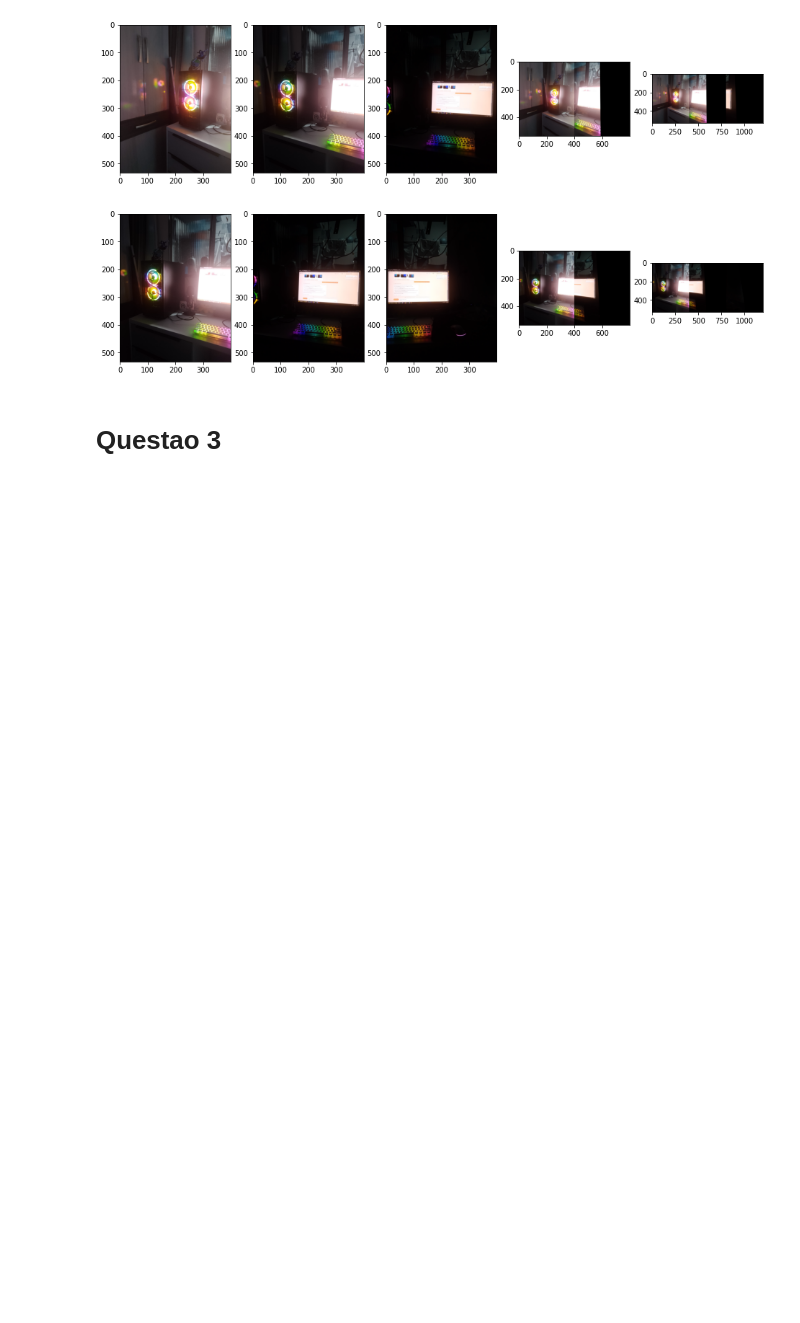
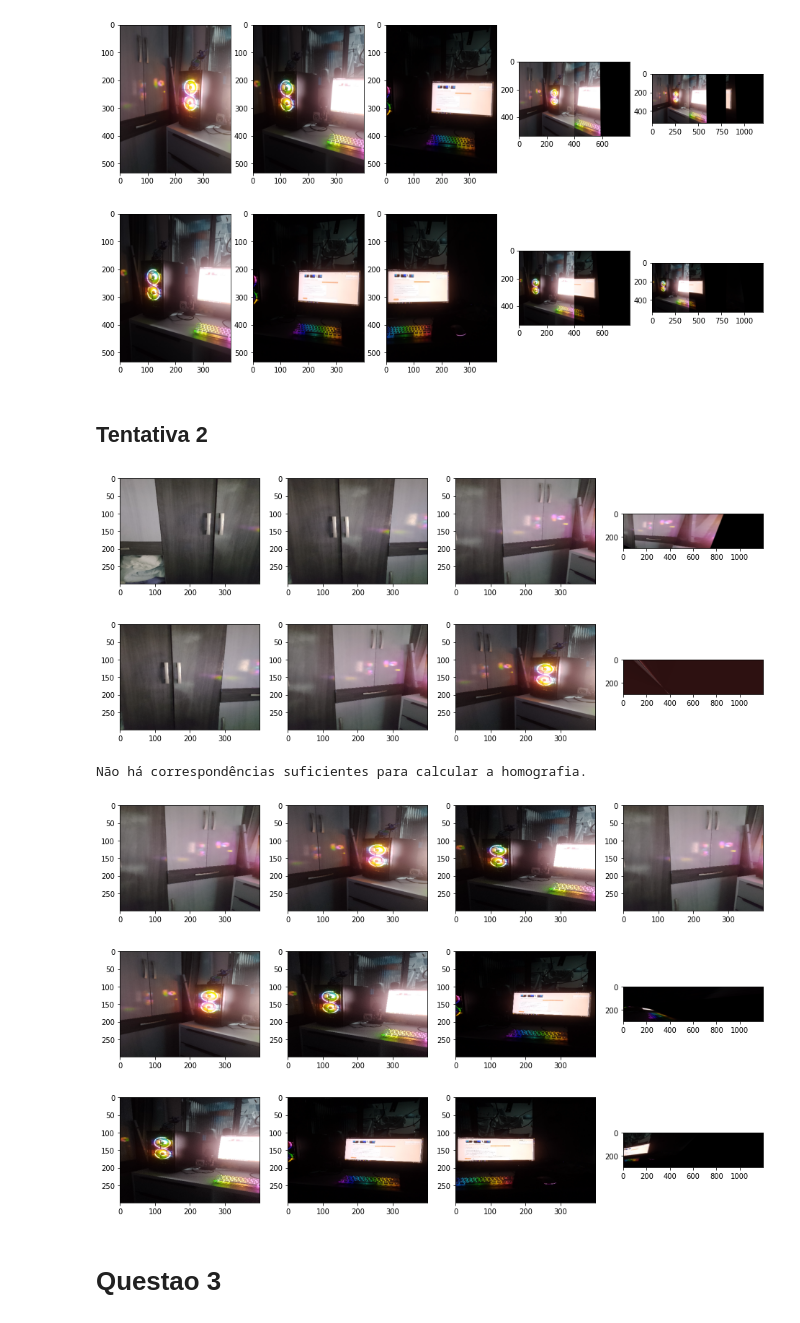
Before and after one commit to JonathanYuri/Computer-Vision, a Jupyter notebook: Lista3/lista.ipynb, the cells around one changed output. Cells and saved outputs as stored; diff of their text form; code cells hidden in the pictures; blank space fills up the shorter version.

```diff
--- a/Lista3/lista.ipynb
+++ b/Lista3/lista.ipynb
@@ -180,6 +190,85 @@ for i in range(0, 5):
 [figure]
 [figure]
 [figure]
+# %% [markdown]
+## Tentativa 2
+# %%
+def align_images(image1, image2):
+    sift = cv2.SIFT_create()
+    keypoints1, descriptors1 = sift.detectAndCompute(image1, None)
+    keypoints2, descriptors2 = sift.detectAndCompute(image2, None)
+
+    bf = cv2.BFMatcher()
+    matches = bf.knnMatch(descriptors1, descriptors2, k=2)
+
+    good_matches = []
+    for m, n in matches:
+        if m.distance < 0.75 * n.distance:
+            good_matches.append(m)
+
+    if len(good_matches) < 4:
+        print("Não há correspondências suficientes para calcular a homografia.")
+        return None, None
+
+    src_pts = np.float32([keypoints1[m.queryIdx].pt for m in good_matches]).reshape(-1, 1, 2)
+    dst_pts = np.float32([keypoints2[m.trainIdx].pt for m in good_matches]).reshape(-1, 1, 2)
+
+    H, _ = cv2.findHomography(src_pts, dst_pts, cv2.RANSAC, 5.0)
+    if H is None:
+        return None, None
+    aligned_image = cv2.warpPerspective(image2, H, (image1.shape[1] + image2.shape[1], image1.shape[0]))
+
+    return aligned_image, H
+
+def create_panorama(images, reference_idx=0):
+    idx_prox = 0 if reference_idx == 1 else 1
+    idx_longe = 0 if reference_idx == 2 else 2
+
+    # Alinhar a imagem a mais proxima
+    aligned_image1, H1 = align_images(images[reference_idx], images[idx_prox])
+
+    if aligned_image1 is None:
+        return None
+
+    # Alinhar com a imagem mais longe
+    aligned_image2, H2 = align_images(aligned_image1, images[idx_longe])
+
+    if aligned_image2 is None:
+        return None
+
+    # Combinar as imagens alinhadas para criar o panorama final
+    panorama = cv2.warpPerspective(images[reference_idx], H1, (aligned_image1.shape[1] + images[idx_longe].shape[1], images[reference_idx].shape[0]))
+    panorama[0:aligned_image2.shape[0], 0:aligned_image2.shape[1]] = aligned_image2
+
+    return panorama
+
+for i in range(0, 5):
+    image1 = cv2.imread(f'./panorama/{i}.jpg')
+    image2 = cv2.imread(f'./panorama/{i+1}.jpg')
+    image3 = cv2.imread(f'./panorama/{i+2}.jpg')
+
+    image1 = cv2.resize(image1, (400, 300))
+    image2 = cv2.resize(image2, (400, 300))
+    image3 = cv2.resize(image3, (400, 300))
+
+    panorama = create_panorama([image1, image2, image3], 0)
+
+    if panorama is None:
+        panorama = image1
+
+    plt.figure(figsize=(16,16))
+    plt.subplot(141), plt.imshow(image1)
+    plt.subplot(142), plt.imshow(image2)
+    plt.subplot(143), plt.imshow(image3)
+    plt.subplot(144), plt.imshow(panorama)
+    plt.show()
+# %% [output]
+[figure, added]
+[figure, added]
+Não há correspondências suficientes para calcular a homografia.
+[figure, added]
+[figure, added]
+[figure, added]
 # %% [markdown]
 # Questao 3
 # %% [markdown]
```
Also changed, not shown: parts of 2 cells of this notebook.
